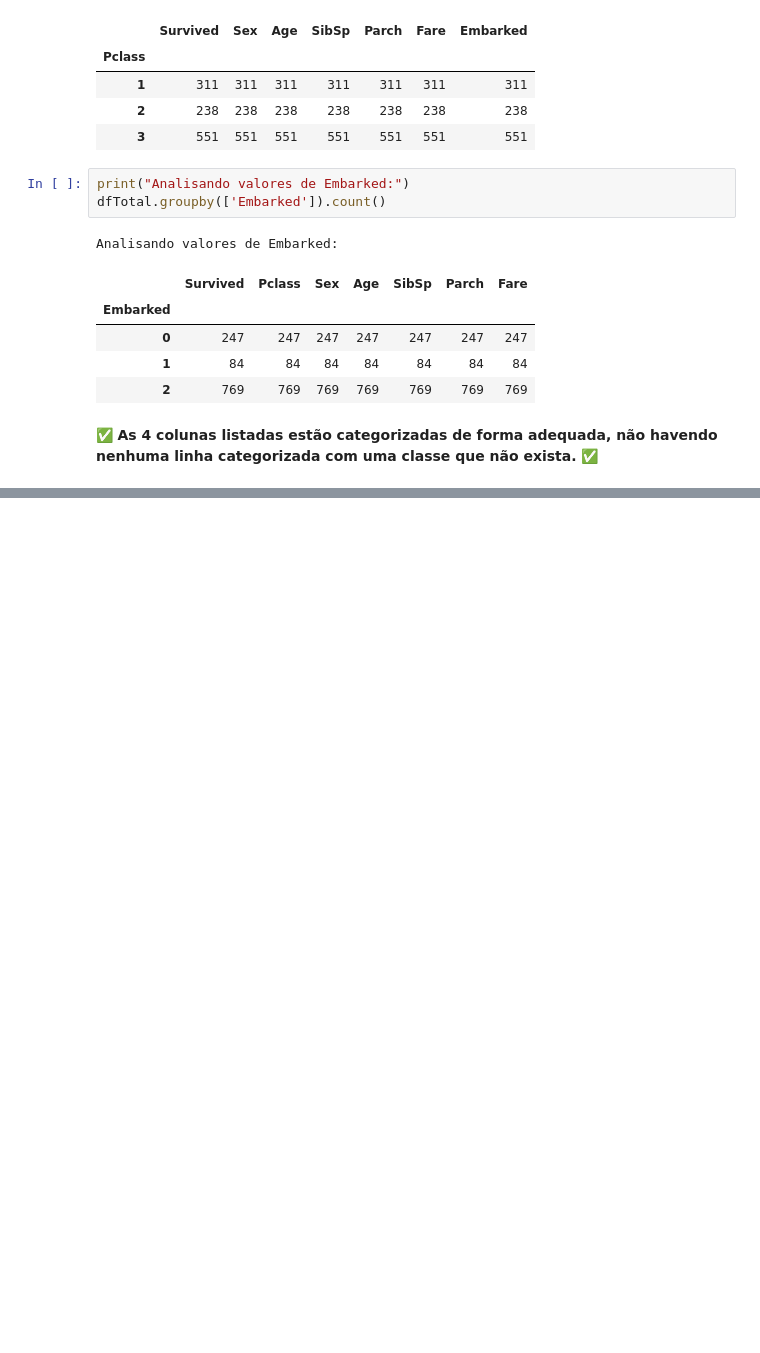
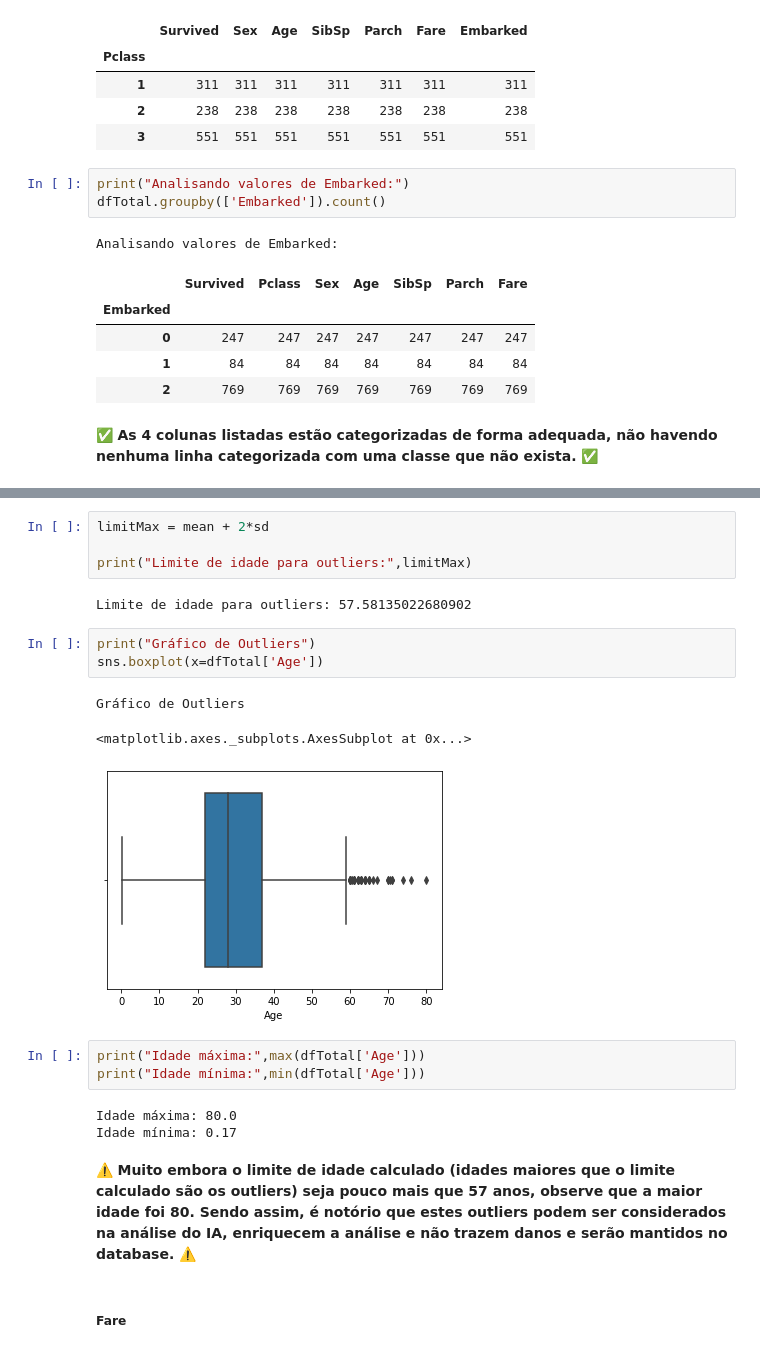
Before and after one commit to BarrosLucas/IA-Test, a Jupyter notebook: Question1.ipynb, the cells around one changed output, grey strips where cells are left out. Cells and saved outputs as stored; diff of their text form; blank space fills up the shorter version.

Commit message:
Question1 update SD, var and outliers

```diff
--- a/Question1.ipynb
+++ b/Question1.ipynb
@@ -254,0 +274,23 @@ Analisando valores de Embarked:
+# %%
+limitMax = mean + 2*sd
+
+print("Limite de idade para outliers:",limitMax)
+# %% [output]
+Limite de idade para outliers: 57.58135022680902
+# %%
+print("Gráfico de Outliers")
+sns.boxplot(x=dfTotal['Age'])
+# %% [output]
+Gráfico de Outliers
+<matplotlib.axes._subplots.AxesSubplot at 0x...>
+[figure, added]
+# %%
+print("Idade máxima:",max(dfTotal['Age']))
+print("Idade mínima:",min(dfTotal['Age']))
+# %% [output]
+Idade máxima: 80.0
+Idade mínima: 0.17
+# %% [markdown]
+⚠️ __Muito embora o limite de idade calculado (idades maiores que o limite calculado são os outliers) seja pouco mais que 57 anos, observe que a maior idade foi 80. Sendo assim, é notório que estes outliers podem ser considerados na análise do IA, enriquecem a análise e não trazem danos e serão mantidos no database.__ ⚠️
+# %% [markdown]
+##### Fare
```
Also changed, not shown: parts of 22 cells of this notebook.
